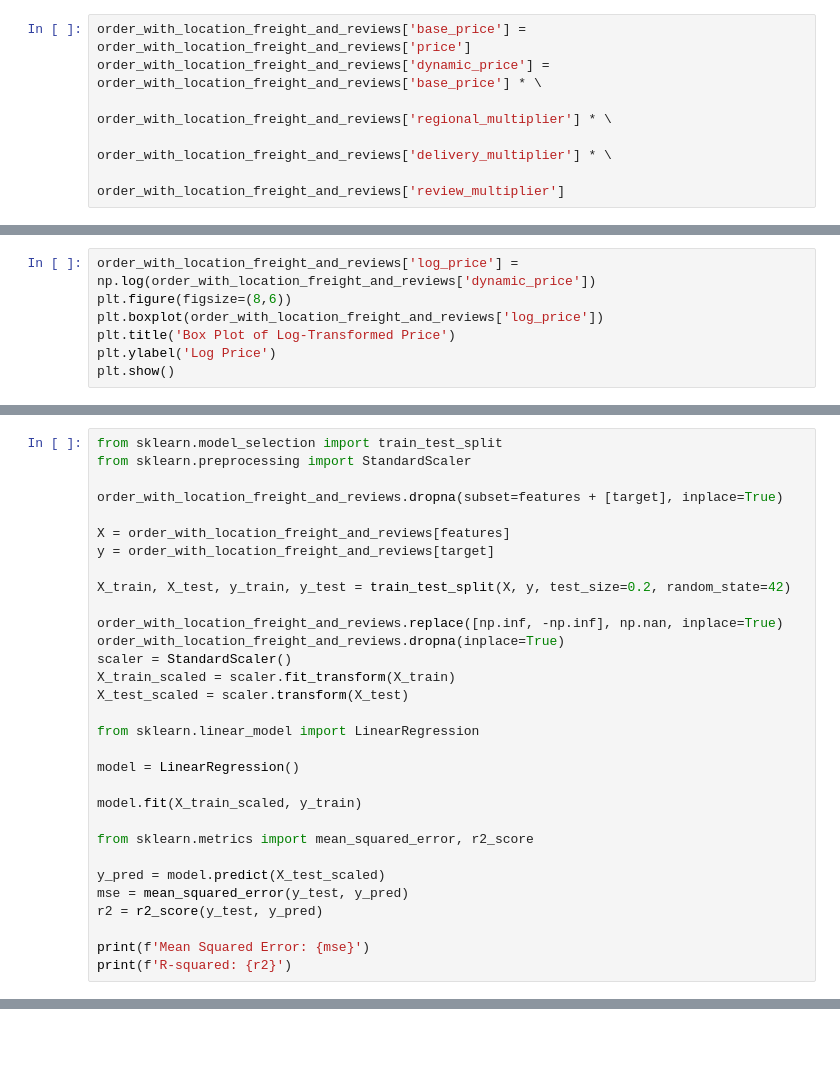
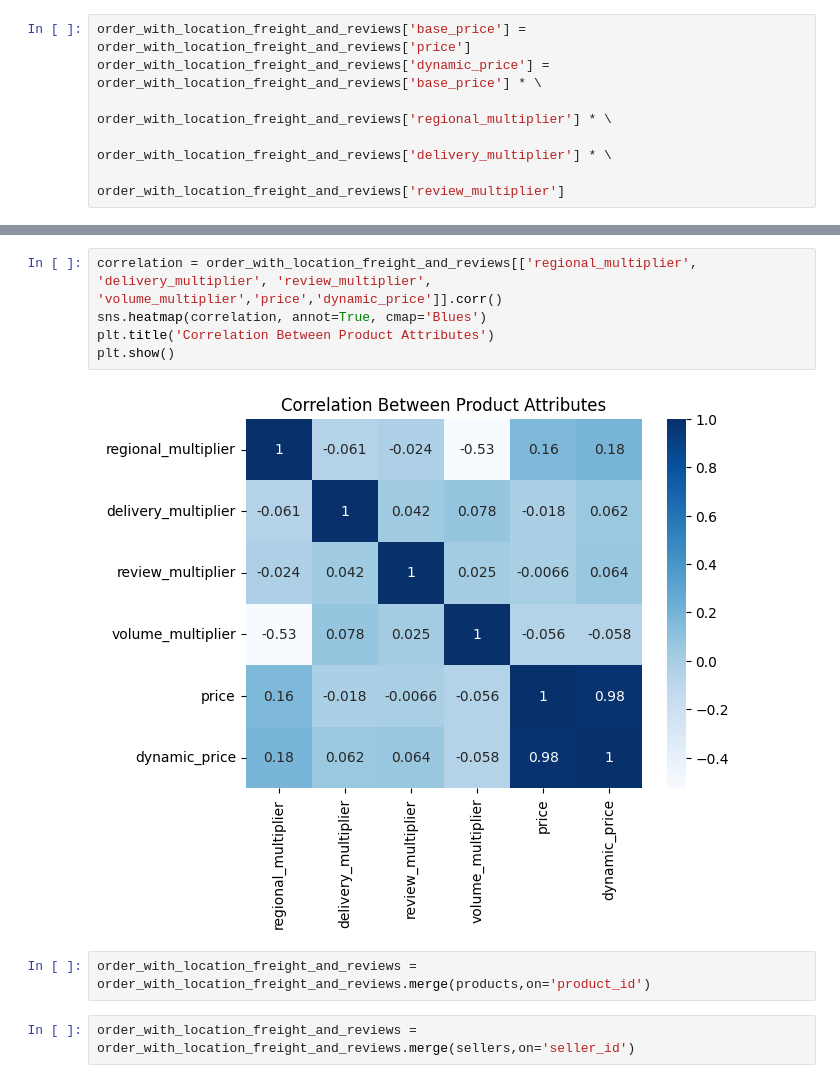
Before and after one commit to AyushNigam-1/ML-Projects, a Jupyter notebook: Olist_Dynamic_Price/main.ipynb, the cells around one changed output, grey strips where cells are left out. Cells and saved outputs as stored; diff of their text form; blank space fills up the shorter version.

```diff
--- a/Olist_Dynamic_Price/main.ipynb
+++ b/Olist_Dynamic_Price/main.ipynb
@@ -267,7 +339,0 @@ order_with_location_freight_and_reviews
-# %%
-order_with_location_freight_and_reviews['log_price'] = np.log(order_with_location_freight_and_reviews['dynamic_price'])
-plt.figure(figsize=(8,6))
-plt.boxplot(order_with_location_freight_and_reviews['log_price'])
-plt.title('Box Plot of Log-Transformed Price')
-plt.ylabel('Log Price')
-plt.show()
@@ -279,31 +339,0 @@ target = 'log_price'
-# %%
-from sklearn.model_selection import train_test_split
-from sklearn.preprocessing import StandardScaler
-
-order_with_location_freight_and_reviews.dropna(subset=features + [target], inplace=True)
-
-X = order_with_location_freight_and_reviews[features]
-y = order_with_location_freight_and_reviews[target]
-
-X_train, X_test, y_train, y_test = train_test_split(X, y, test_size=0.2, random_state=42)
-
-order_with_location_freight_and_reviews.replace([np.inf, -np.inf], np.nan, inplace=True)
-order_with_location_freight_and_reviews.dropna(inplace=True)
-scaler = StandardScaler()
-X_train_scaled = scaler.fit_transform(X_train)
-X_test_scaled = scaler.transform(X_test)
-
-from sklearn.linear_model import LinearRegression
-
-model = LinearRegression()
-
-model.fit(X_train_scaled, y_train)
-
-from sklearn.metrics import mean_squared_error, r2_score
-
-y_pred = model.predict(X_test_scaled)
-mse = mean_squared_error(y_test, y_pred)
-r2 = r2_score(y_test, y_pred)
-
-print(f'Mean Squared Error: {mse}')
-print(f'R-squared: {r2}')
@@ -378,0 +340,11 @@ Text(0, 0.5, 'Price')
+# %%
+correlation = order_with_location_freight_and_reviews[['regional_multiplier', 'delivery_multiplier', 'review_multiplier', 'volume_multiplier','price','dynamic_price']].corr()
+sns.heatmap(correlation, annot=True, cmap='Blues')
+plt.title('Correlation Between Product Attributes')
+plt.show()
+# %% [output]
+[figure, added]
+# %%
+order_with_location_freight_and_reviews = order_with_location_freight_and_reviews.merge(products,on='product_id')
+# %%
+order_with_location_freight_and_reviews = order_with_location_freight_and_reviews.merge(sellers,on='seller_id')
```
Also changed, not shown: parts of 15 cells of this notebook, 2 other files.
